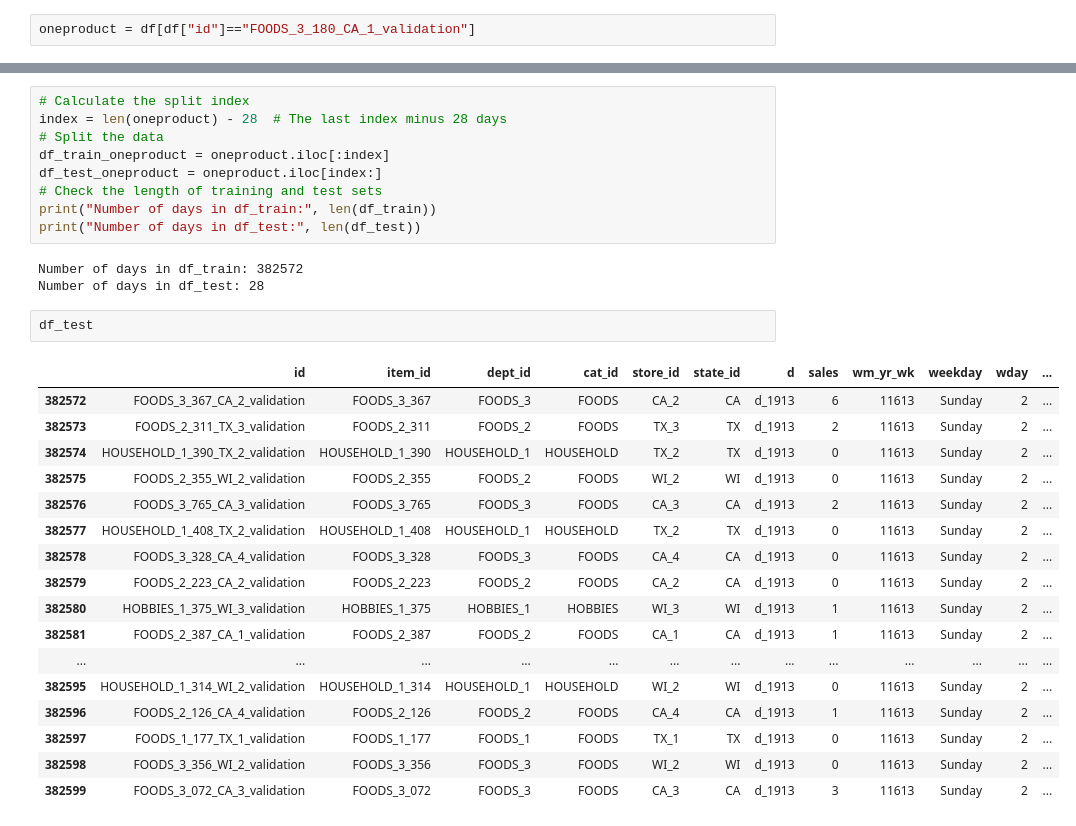
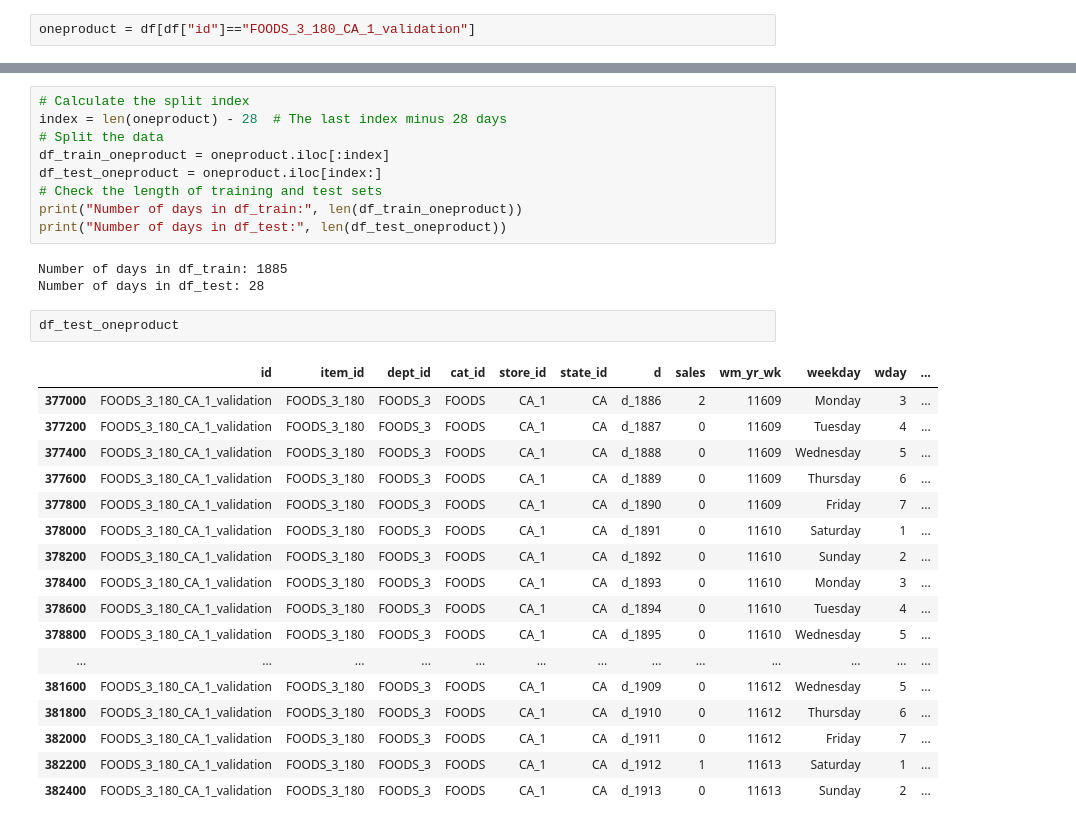
Before and after one commit to jonasge1992/walmart, a Jupyter notebook: notebooks/notebook_JG_2.ipynb, the cells around one changed output, grey strips where cells are left out. Drawn from its saved outputs; the diff is of its cells as text.

```diff
--- a/notebooks/notebook_JG_2.ipynb
+++ b/notebooks/notebook_JG_2.ipynb
@@ -34,28 +50,28 @@ index = len(oneproduct) - 28  # The last index minus 28 days
 df_train_oneproduct = oneproduct.iloc[:index]
 df_test_oneproduct = oneproduct.iloc[index:]
 # Check the length of training and test sets
-print("Number of days in df_train:", len(df_train))
-print("Number of days in df_test:", len(df_test))
+print("Number of days in df_train:", len(df_train_oneproduct))
+print("Number of days in df_test:", len(df_test_oneproduct))
 # %% [output]
-Number of days in df_train: 382572
+Number of days in df_train: 1885
 Number of days in df_test: 28
 # %%
-df_test
+df_test_oneproduct
 # %% [output]
 |  | id | item_id | dept_id | cat_id | store_id | state_id | d | sales | wm_yr_wk | weekday | wday | ... |
-| 382572 | FOODS_3_367_CA_2_validation | FOODS_3_367 | FOODS_3 | FOODS | CA_2 | CA | d_1913 | 6 | 11613 | Sunday | 2 | ... |
-| 382573 | FOODS_2_311_TX_3_validation | FOODS_2_311 | FOODS_2 | FOODS | TX_3 | TX | d_1913 | 2 | 11613 | Sunday | 2 | ... |
-| 382574 | HOUSEHOLD_1_390_TX_2_validation | HOUSEHOLD_1_390 | HOUSEHOLD_1 | HOUSEHOLD | TX_2 | TX | d_1913 | 0 | 11613 | Sunday | 2 | ... |
-| 382575 | FOODS_2_355_WI_2_validation | FOODS_2_355 | FOODS_2 | FOODS | WI_2 | WI | d_1913 | 0 | 11613 | Sunday | 2 | ... |
-| 382576 | FOODS_3_765_CA_3_validation | FOODS_3_765 | FOODS_3 | FOODS | CA_3 | CA | d_1913 | 2 | 11613 | Sunday | 2 | ... |
-| 382577 | HOUSEHOLD_1_408_TX_2_validation | HOUSEHOLD_1_408 | HOUSEHOLD_1 | HOUSEHOLD | TX_2 | TX | d_1913 | 0 | 11613 | Sunday | 2 | ... |
-| 382578 | FOODS_3_328_CA_4_validation | FOODS_3_328 | FOODS_3 | FOODS | CA_4 | CA | d_1913 | 0 | 11613 | Sunday | 2 | ... |
-| 382579 | FOODS_2_223_CA_2_validation | FOODS_2_223 | FOODS_2 | FOODS | CA_2 | CA | d_1913 | 0 | 11613 | Sunday | 2 | ... |
-| 382580 | HOBBIES_1_375_WI_3_validation | HOBBIES_1_375 | HOBBIES_1 | HOBBIES | WI_3 | WI | d_1913 | 1 | 11613 | Sunday | 2 | ... |
-| 382581 | FOODS_2_387_CA_1_validation | FOODS_2_387 | FOODS_2 | FOODS | CA_1 | CA | d_1913 | 1 | 11613 | Sunday | 2 | ... |
+| 377000 | FOODS_3_180_CA_1_validation | FOODS_3_180 | FOODS_3 | FOODS | CA_1 | CA | d_1886 | 2 | 11609 | Monday | 3 | ... |
+| 377200 | FOODS_3_180_CA_1_validation | FOODS_3_180 | FOODS_3 | FOODS | CA_1 | CA | d_1887 | 0 | 11609 | Tuesday | 4 | ... |
+| 377400 | FOODS_3_180_CA_1_validation | FOODS_3_180 | FOODS_3 | FOODS | CA_1 | CA | d_1888 | 0 | 11609 | Wednesday | 5 | ... |
+| 377600 | FOODS_3_180_CA_1_validation | FOODS_3_180 | FOODS_3 | FOODS | CA_1 | CA | d_1889 | 0 | 11609 | Thursday | 6 | ... |
+| 377800 | FOODS_3_180_CA_1_validation | FOODS_3_180 | FOODS_3 | FOODS | CA_1 | CA | d_1890 | 0 | 11609 | Friday | 7 | ... |
+| 378000 | FOODS_3_180_CA_1_validation | FOODS_3_180 | FOODS_3 | FOODS | CA_1 | CA | d_1891 | 0 | 11610 | Saturday | 1 | ... |
+| 378200 | FOODS_3_180_CA_1_validation | FOODS_3_180 | FOODS_3 | FOODS | CA_1 | CA | d_1892 | 0 | 11610 | Sunday | 2 | ... |
+| 378400 | FOODS_3_180_CA_1_validation | FOODS_3_180 | FOODS_3 | FOODS | CA_1 | CA | d_1893 | 0 | 11610 | Monday | 3 | ... |
+| 378600 | FOODS_3_180_CA_1_validation | FOODS_3_180 | FOODS_3 | FOODS | CA_1 | CA | d_1894 | 0 | 11610 | Tuesday | 4 | ... |
+| 378800 | FOODS_3_180_CA_1_validation | FOODS_3_180 | FOODS_3 | FOODS | CA_1 | CA | d_1895 | 0 | 11610 | Wednesday | 5 | ... |
 | ... | ... | ... | ... | ... | ... | ... | ... | ... | ... | ... | ... | ... |
-| 382595 | HOUSEHOLD_1_314_WI_2_validation | HOUSEHOLD_1_314 | HOUSEHOLD_1 | HOUSEHOLD | WI_2 | WI | d_1913 | 0 | 11613 | Sunday | 2 | ... |
-| 382596 | FOODS_2_126_CA_4_validation | FOODS_2_126 | FOODS_2 | FOODS | CA_4 | CA | d_1913 | 1 | 11613 | Sunday | 2 | ... |
-| 382597 | FOODS_1_177_TX_1_validation | FOODS_1_177 | FOODS_1 | FOODS | TX_1 | TX | d_1913 | 0 | 11613 | Sunday | 2 | ... |
-| 382598 | FOODS_3_356_WI_2_validation | FOODS_3_356 | FOODS_3 | FOODS | WI_2 | WI | d_1913 | 0 | 11613 | Sunday | 2 | ... |
-| 382599 | FOODS_3_072_CA_3_validation | FOODS_3_072 | FOODS_3 | FOODS | CA_3 | CA | d_1913 | 3 | 11613 | Sunday | 2 | ... |
+| 381600 | FOODS_3_180_CA_1_validation | FOODS_3_180 | FOODS_3 | FOODS | CA_1 | CA | d_1909 | 0 | 11612 | Wednesday | 5 | ... |
+| 381800 | FOODS_3_180_CA_1_validation | FOODS_3_180 | FOODS_3 | FOODS | CA_1 | CA | d_1910 | 0 | 11612 | Thursday | 6 | ... |
+| 382000 | FOODS_3_180_CA_1_validation | FOODS_3_180 | FOODS_3 | FOODS | CA_1 | CA | d_1911 | 0 | 11612 | Friday | 7 | ... |
+| 382200 | FOODS_3_180_CA_1_validation | FOODS_3_180 | FOODS_3 | FOODS | CA_1 | CA | d_1912 | 1 | 11613 | Saturday | 1 | ... |
+| 382400 | FOODS_3_180_CA_1_validation | FOODS_3_180 | FOODS_3 | FOODS | CA_1 | CA | d_1913 | 0 | 11613 | Sunday | 2 | ... |
```
Also changed, not shown: parts of 1 cell of this notebook, 1 other file.
